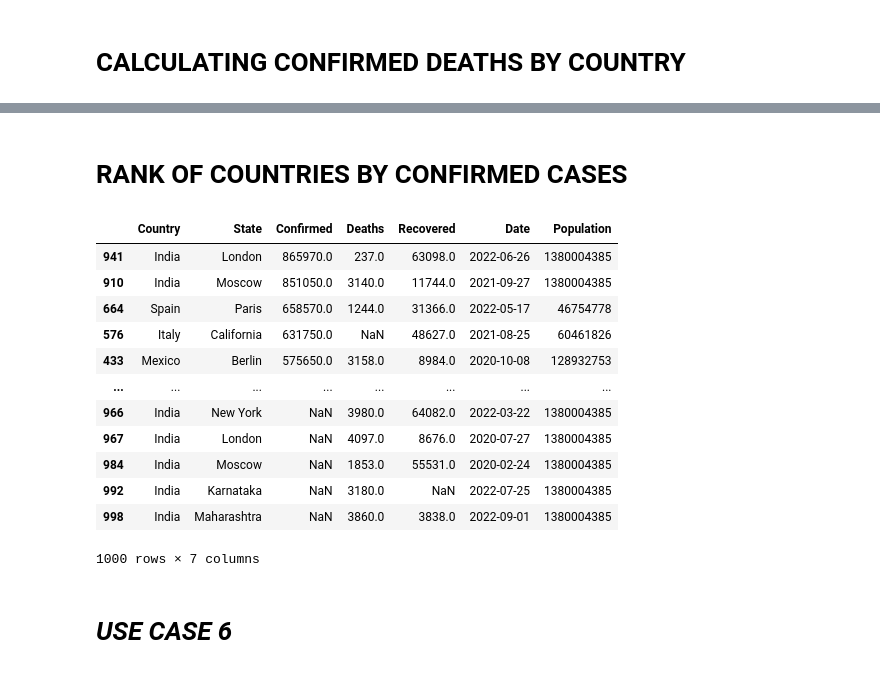
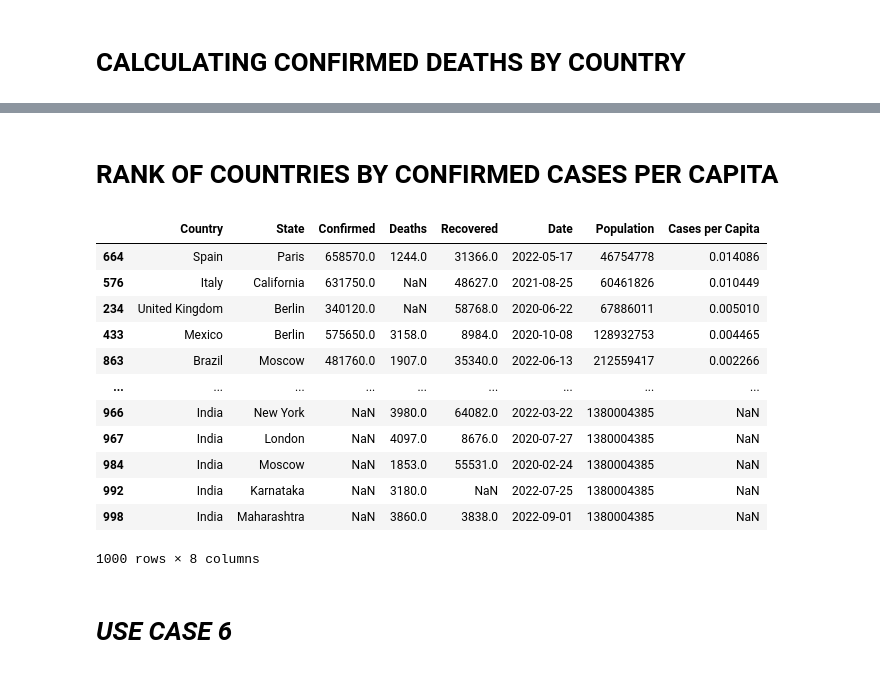
Before and after one commit to ravitejameka/MEKA.RAVITEJA, a Jupyter notebook: Pandad_projectpynb.ipynb, the cells around one changed output, grey strips where cells are left out. Drawn from its saved outputs; the diff is of its cells as text; code cells hidden in the pictures.

```diff
--- a/Pandad_projectpynb.ipynb
+++ b/Pandad_projectpynb.ipynb
@@ -365,21 +369,21 @@ dtype: float64
 # %% [markdown]
-# **RANK OF COUNTRIES BY CONFIRMED CASES**
+# **RANK OF COUNTRIES BY CONFIRMED CASES PER CAPITA**
 # %%
-merdged.sort_values("Confirmed", ascending = False)
+merdged.sort_values("Cases per Capita", ascending = False)
 # %% [output]
-|  | Country | State | Confirmed | Deaths | Recovered | Date | Population |
-| 941 | India | London | 865970.0 | 237.0 | 63098.0 | 2022-06-26 | 1380004385 |
-| 910 | India | Moscow | 851050.0 | 3140.0 | 11744.0 | 2021-09-27 | 1380004385 |
-| 664 | Spain | Paris | 658570.0 | 1244.0 | 31366.0 | 2022-05-17 | 46754778 |
-| 576 | Italy | California | 631750.0 | NaN | 48627.0 | 2021-08-25 | 60461826 |
-| 433 | Mexico | Berlin | 575650.0 | 3158.0 | 8984.0 | 2020-10-08 | 128932753 |
-| ... | ... | ... | ... | ... | ... | ... | ... |
-| 966 | India | New York | NaN | 3980.0 | 64082.0 | 2022-03-22 | 1380004385 |
-| 967 | India | London | NaN | 4097.0 | 8676.0 | 2020-07-27 | 1380004385 |
-| 984 | India | Moscow | NaN | 1853.0 | 55531.0 | 2020-02-24 | 1380004385 |
-| 992 | India | Karnataka | NaN | 3180.0 | NaN | 2022-07-25 | 1380004385 |
-| 998 | India | Maharashtra | NaN | 3860.0 | 3838.0 | 2022-09-01 | 1380004385 |
+|  | Country | State | Confirmed | Deaths | Recovered | Date | Population | Cases per Capita |
+| 664 | Spain | Paris | 658570.0 | 1244.0 | 31366.0 | 2022-05-17 | 46754778 | 0.014086 |
+| 576 | Italy | California | 631750.0 | NaN | 48627.0 | 2021-08-25 | 60461826 | 0.010449 |
+| 234 | United Kingdom | Berlin | 340120.0 | NaN | 58768.0 | 2020-06-22 | 67886011 | 0.005010 |
+| 433 | Mexico | Berlin | 575650.0 | 3158.0 | 8984.0 | 2020-10-08 | 128932753 | 0.004465 |
+| 863 | Brazil | Moscow | 481760.0 | 1907.0 | 35340.0 | 2022-06-13 | 212559417 | 0.002266 |
+| ... | ... | ... | ... | ... | ... | ... | ... | ... |
+| 966 | India | New York | NaN | 3980.0 | 64082.0 | 2022-03-22 | 1380004385 | NaN |
+| 967 | India | London | NaN | 4097.0 | 8676.0 | 2020-07-27 | 1380004385 | NaN |
+| 984 | India | Moscow | NaN | 1853.0 | 55531.0 | 2020-02-24 | 1380004385 | NaN |
+| 992 | India | Karnataka | NaN | 3180.0 | NaN | 2022-07-25 | 1380004385 | NaN |
+| 998 | India | Maharashtra | NaN | 3860.0 | 3838.0 | 2022-09-01 | 1380004385 | NaN |
-1000 rows × 7 columns
+1000 rows × 8 columns
 # %% [markdown]
 # ***USE CASE 6***
 # %% [markdown]
```
Also changed, not shown: parts of 2 cells of this notebook.
